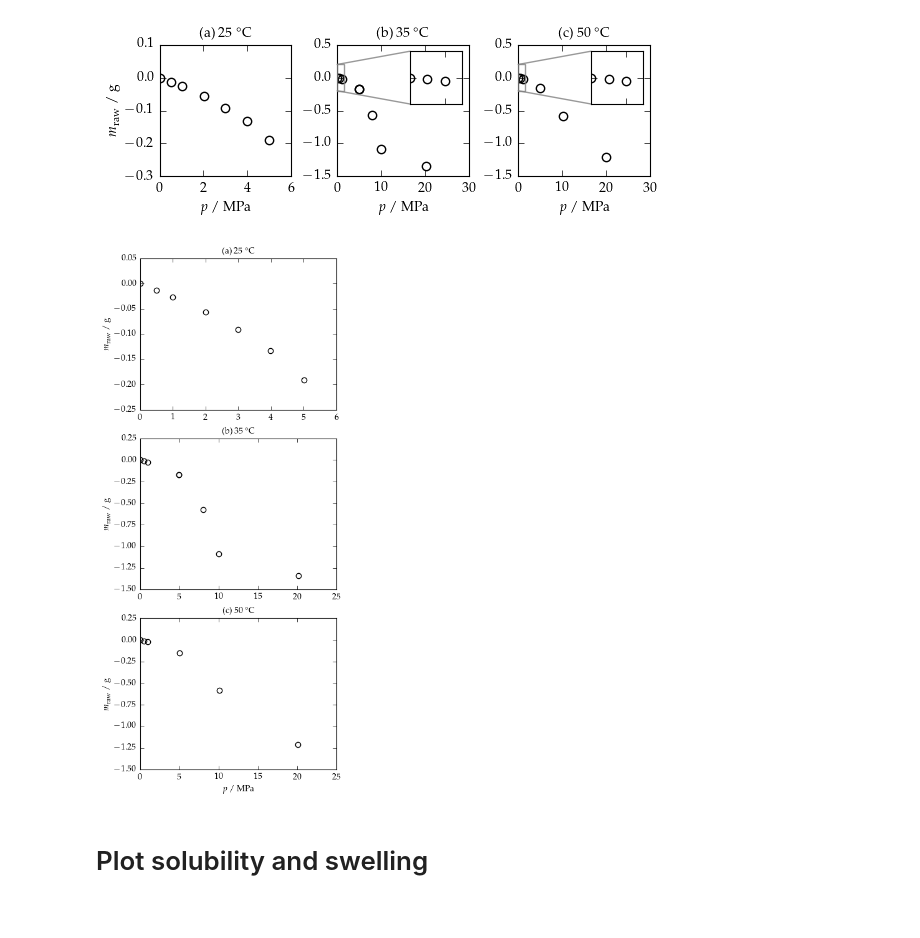
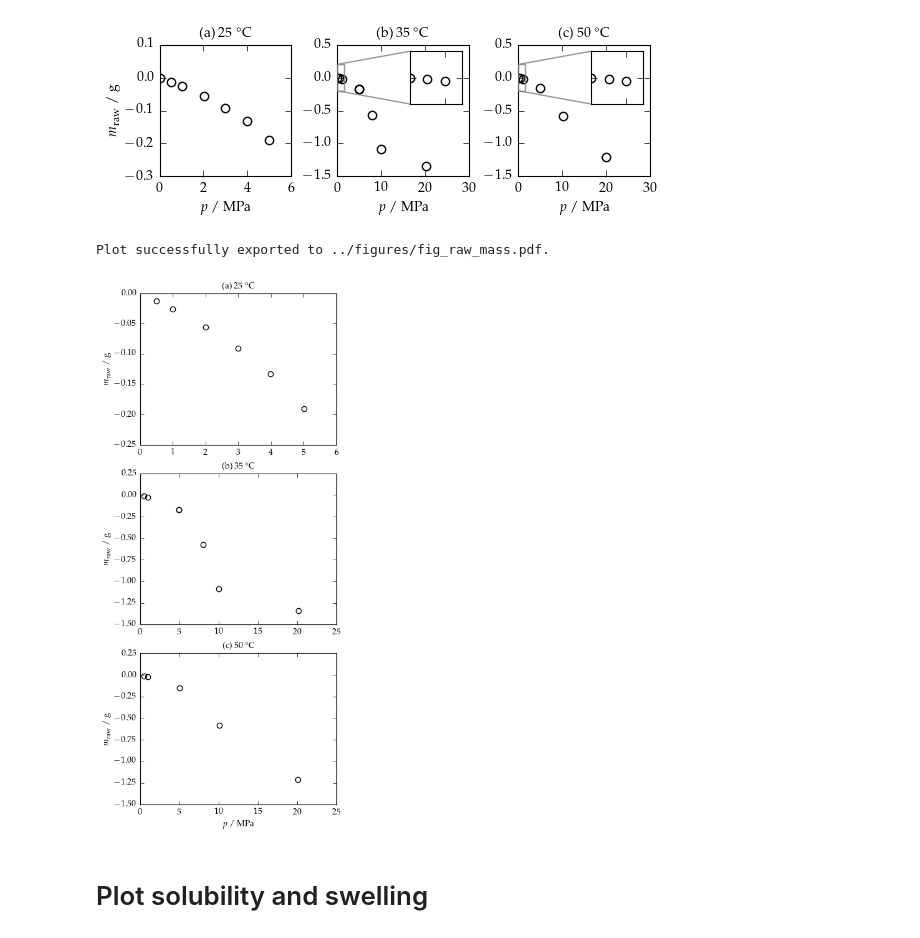
Before and after one commit to louis-sh-nguyen/phd_code, a Jupyter notebook: Chapter6_Solubility-measurement/plotting-notebooks/plot_all.ipynb, the cells around one changed output. Saved outputs shown, nothing was run; the diff lists cells and outputs as text; code cells hidden in the pictures.

Commit message:
remove raw mass at zero pressure and update plot

```diff
--- a/Chapter6_Solubility-measurement/plotting-notebooks/plot_all.ipynb
+++ b/Chapter6_Solubility-measurement/plotting-notebooks/plot_all.ipynb
@@ -74,15 +69,16 @@ Plot successfully exported to ../figures/fig_raw_mass.pdf.
 # %%
 from figure_raw_mass import plot_raw_mass_vertical
 
 # Usage
 width = 0.7 * text_width * cmToInch
 height = 4.5 * base_height * cmToInch
 
 plot_raw_mass_vertical(data_path='../data/sorption_isotherm_data.xlsx',
               height=height, width=width,
-              display_fig=True, save_fig=False)
+              display_fig=True, save_fig=True)
 # %% [output]
+Plot successfully exported to ../figures/fig_raw_mass.pdf.
-[figure, old version]
+[figure, new version]
 # %% [markdown]
 # Plot solubility and swelling
 # %%
```
Also changed, not shown: parts of 5 cells of this notebook, 1 other file.
